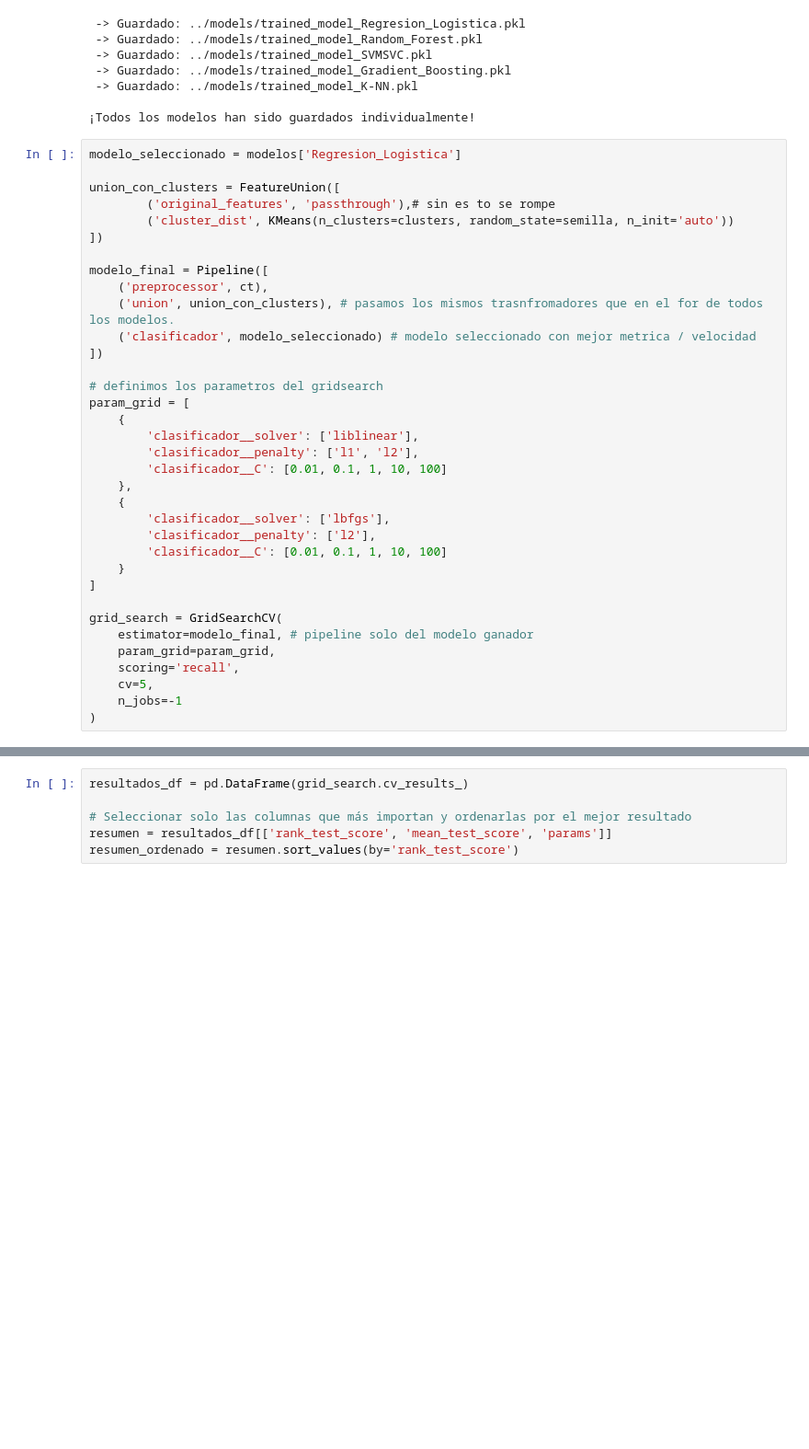
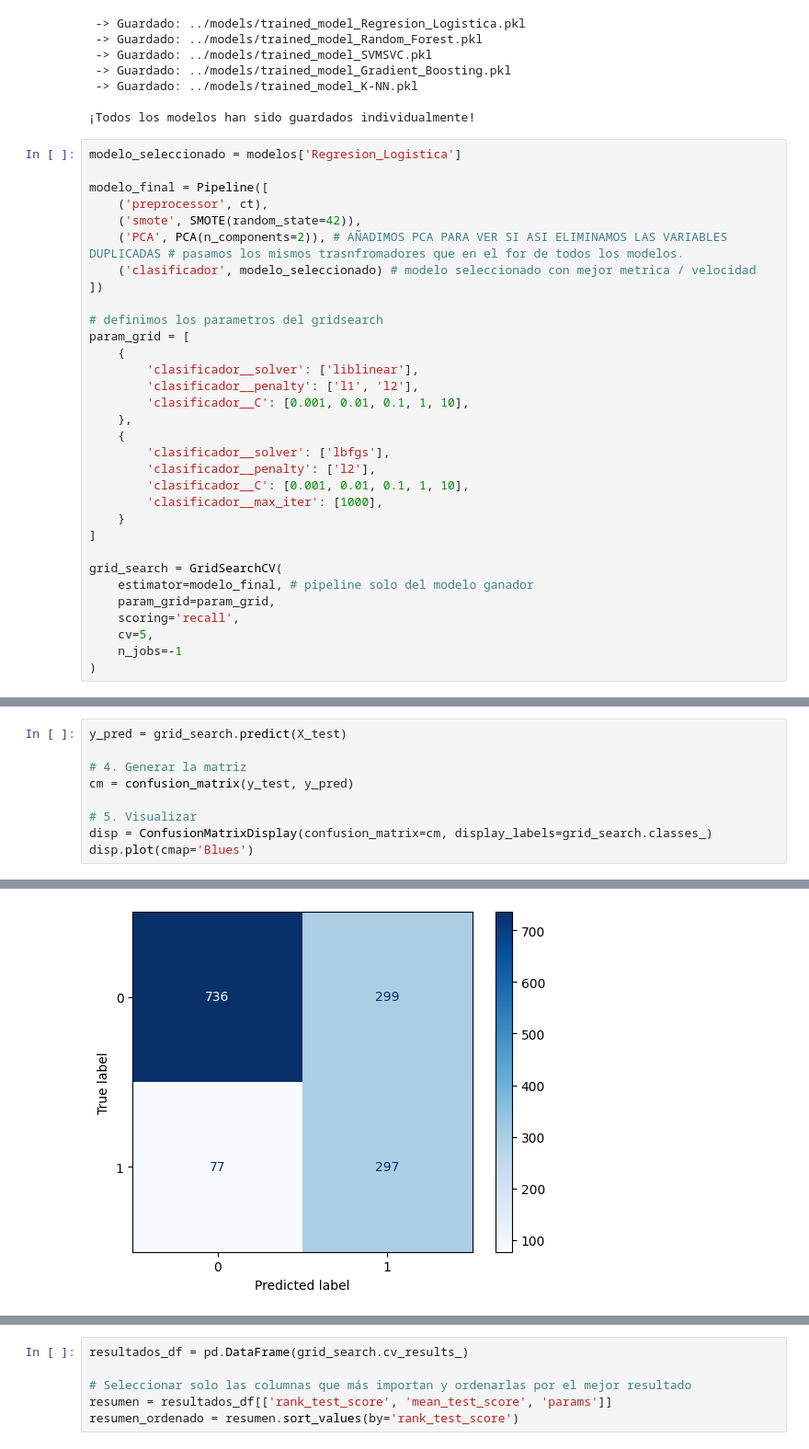
Before and after one commit to danilaviaart-lgtm/churn_rate, a Jupyter notebook: notebooks/03_Modelo.ipynb, the cells around one changed output, grey strips where cells are left out. Shown at 92% size. Drawn from its saved outputs; the diff is of its cells as text; blank space fills up the shorter version.

```diff
--- a/notebooks/03_Modelo.ipynb
+++ b/notebooks/03_Modelo.ipynb
@@ -182,14 +199,10 @@ print("\n¡Todos los modelos han sido guardados individualmente!")
 # %%
 modelo_seleccionado = modelos['Regresion_Logistica']
 
-union_con_clusters = FeatureUnion([
-        ('original_features', 'passthrough'),# sin es to se rompe
-        ('cluster_dist', KMeans(n_clusters=clusters, random_state=semilla, n_init='auto'))
-])
-
 modelo_final = Pipeline([
     ('preprocessor', ct),
-    ('union', union_con_clusters), # pasamos los mismos trasnfromadores que en el for de todos los modelos.
+    ('smote', SMOTE(random_state=42)),
+    ('PCA', PCA(n_components=2)), # AÑADIMOS PCA PARA VER SI ASI ELIMINAMOS LAS VARIABLES DUPLICADAS # pasamos los mismos trasnfromadores que en el for de todos los modelos.
     ('clasificador', modelo_seleccionado) # modelo seleccionado con mejor metrica / velocidad
 ])
 
@@ -198,12 +211,13 @@ param_grid = [
     {
         'clasificador__solver': ['liblinear'],
         'clasificador__penalty': ['l1', 'l2'],
-        'clasificador__C': [0.01, 0.1, 1, 10, 100]
+        'clasificador__C': [0.001, 0.01, 0.1, 1, 10],
     },
     {
         'clasificador__solver': ['lbfgs'],
         'clasificador__penalty': ['l2'],
-        'clasificador__C': [0.01, 0.1, 1, 10, 100]
+        'clasificador__C': [0.001, 0.01, 0.1, 1, 10],
+        'clasificador__max_iter': [1000],
     }
 ]
 
@@ -234,3 +248,13 @@ GridSearchCV(cv=5,
                           'clasificador__penalty': ['l2'],
                           'clasificador__solver': ['lbfgs']}],
              scoring='recall')
+# %%
+y_pred = grid_search.predict(X_test)
+
+# 4. Generar la matriz
+cm = confusion_matrix(y_test, y_pred)
+
+# 5. Visualizar
+disp = ConfusionMatrixDisplay(confusion_matrix=cm, display_labels=grid_search.classes_)
+disp.plot(cmap='Blues')
+# %% [output]
@@ -237,3 +262,4 @@ GridSearchCV(cv=5,
+[figure, added]
 # %%
 print("Mejores hiperparámetros:")
 print(grid_search.best_params_)
```
Also changed, not shown: parts of 14 cells of this notebook, 23 other files.
